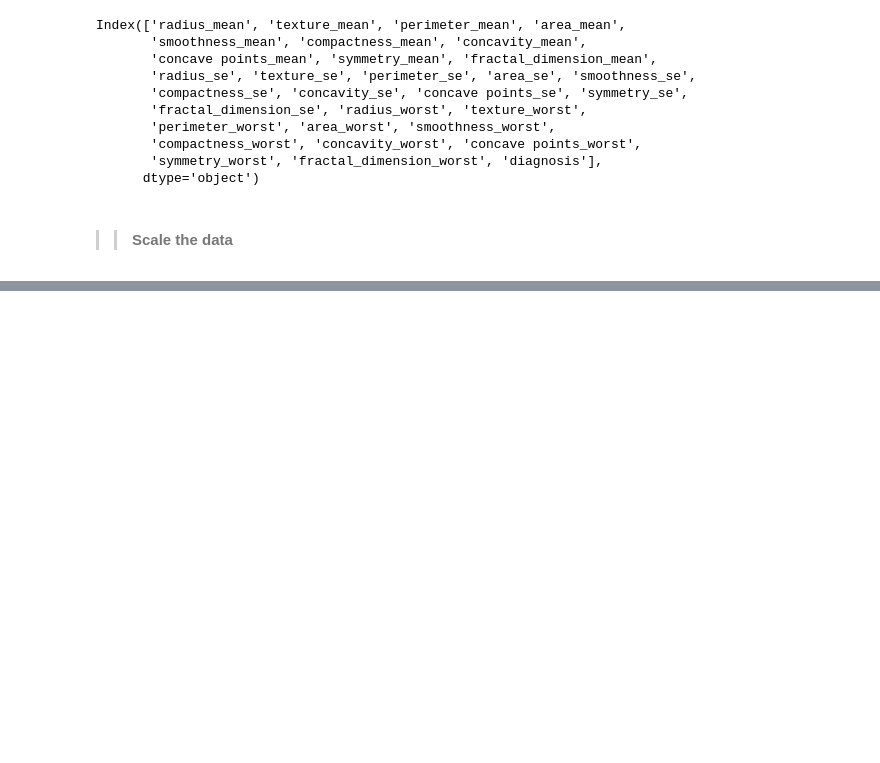
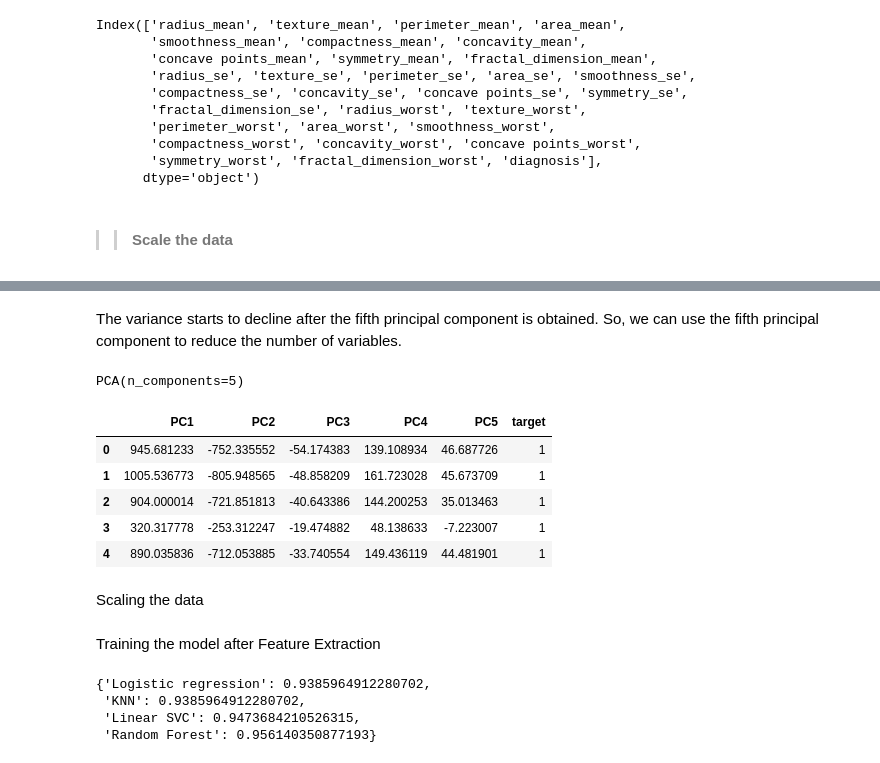
Before and after one commit to jedisam/Causal_inference, a Jupyter notebook: notebooks/model1.ipynb, the cells around one changed output, grey strips where cells are left out. Saved outputs shown, nothing was run; the diff lists cells and outputs as text; code cells hidden in the pictures; blank space fills up the shorter version.

Commit message:
different model comparsions

```diff
--- a/notebooks/model1.ipynb
+++ b/notebooks/model1.ipynb
@@ -108,0 +142,6 @@ X_test = scale.transform(X_test)
+# %%
+pca = PCA()
+pca.fit(X_train)
+exp_var_cumul = np.cumsum(pca.explained_variance_ratio_)
+fig = px.line(x=np.arange(1,exp_var_cumul.shape[0]+1), y=exp_var_cumul, markers=True, labels={'x':'# of components', 'y':'Cumulative Explained Variance'})
+fig.show()
@@ -108,0 +150,7 @@ X_test = scale.transform(X_test)
+# %% [markdown]
+The variance starts to decline after the fifth principal component is obtained. So, we can use the fifth principal component to reduce the number of variables.
+# %%
+pca = PCA(n_components=5)
+pca.fit(X_train)
+# %% [output]
+PCA(n_components=5)
@@ -108,0 +163,13 @@ X_test = scale.transform(X_test)
+# %%
+scores = pca.transform(data.iloc[:,:-1])
+scores_df = pd.DataFrame(scores, columns=['PC1', 'PC2','PC3', 'PC4', 'PC5'])
+target = pd.Series(data['diagnosis'], name='target')
+result_df = pd.concat([scores_df, target], axis=1)
+result_df.head()
+# %% [output]
+|  | PC1 | PC2 | PC3 | PC4 | PC5 | target |
+| 0 | 945.681233 | -752.335552 | -54.174383 | 139.108934 | 46.687726 | 1 |
+| 1 | 1005.536773 | -805.948565 | -48.858209 | 161.723028 | 45.673709 | 1 |
+| 2 | 904.000014 | -721.851813 | -40.643386 | 144.200253 | 35.013463 | 1 |
+| 3 | 320.317778 | -253.312247 | -19.474882 | 48.138633 | -7.223007 | 1 |
+| 4 | 890.035836 | -712.053885 | -33.740554 | 149.436119 | 44.481901 | 1 |
@@ -108,0 +181,2 @@ X_test = scale.transform(X_test)
+# %% [markdown]
+Scaling the data
@@ -108,0 +187,15 @@ X_test = scale.transform(X_test)
+# %% [markdown]
+Training the model after Feature Extraction
+# %%
+scores = model.train_score(models = models,
+                   X_train = X_train,
+                   X_test = X_test,
+                   y_train = y_train,
+                   y_test = y_test)
+
+scores
+# %% [output]
+{'Logistic regression': 0.9385964912280702,
+ 'KNN': 0.9385964912280702,
+ 'Linear SVC': 0.9473684210526315,
+ 'Random Forest': 0.956140350877193}
```
Also changed, not shown: parts of 15 cells of this notebook.
